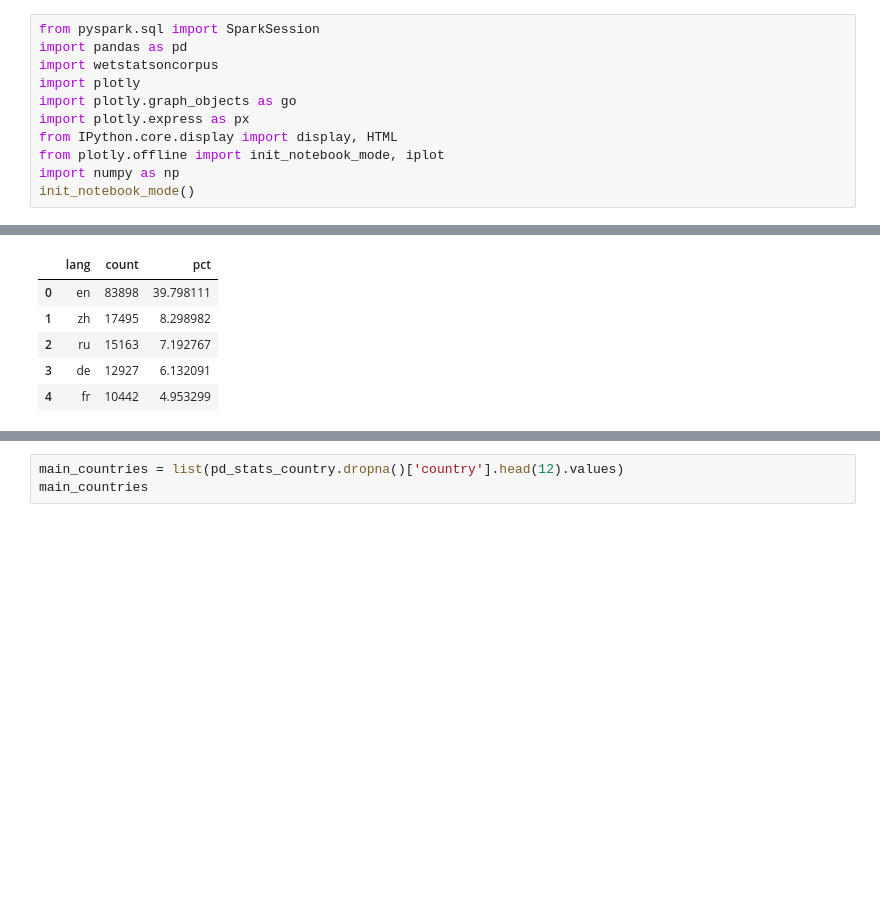
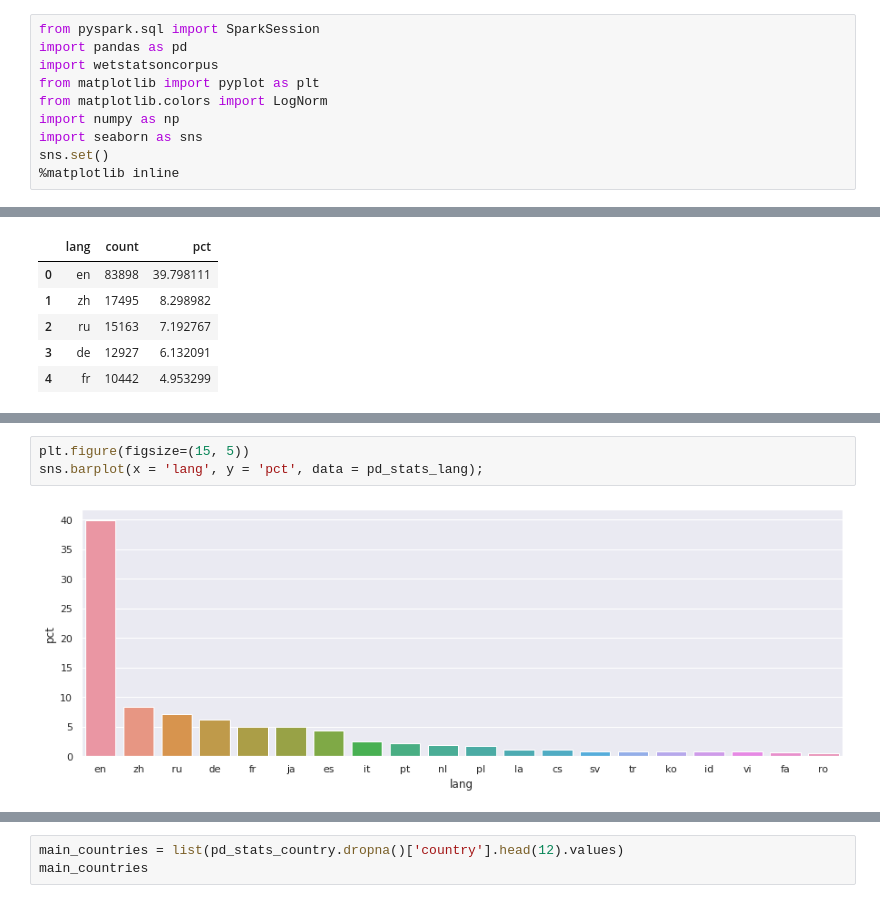
Before and after one commit to catherineverdiergo/cc-examples, a Jupyter notebook: WET stats notebook.ipynb, the cells around one changed output, grey strips where cells are left out. Cells and saved outputs as stored; diff of their text form; blank space fills up the shorter version.

Commit message:
use matplotlib instead of pyplot

```diff
--- a/WET stats notebook.ipynb
+++ b/WET stats notebook.ipynb
@@ -2,10 +2,9 @@
 from pyspark.sql import SparkSession
 import pandas as pd
 import wetstatsoncorpus
-import plotly
-import plotly.graph_objects as go
-import plotly.express as px
-from IPython.core.display import display, HTML
-from plotly.offline import init_notebook_mode, iplot
+from matplotlib import pyplot as plt
+from matplotlib.colors import LogNorm
 import numpy as np
-init_notebook_mode()
+import seaborn as sns
+sns.set()
+%matplotlib inline
@@ -77,0 +44,5 @@ fig.show()
+# %%
+plt.figure(figsize=(15, 5))
+sns.barplot(x = 'lang', y = 'pct', data = pd_stats_lang);
+# %% [output]
+[figure, added]
```
Also changed, not shown: parts of 10 cells of this notebook.
